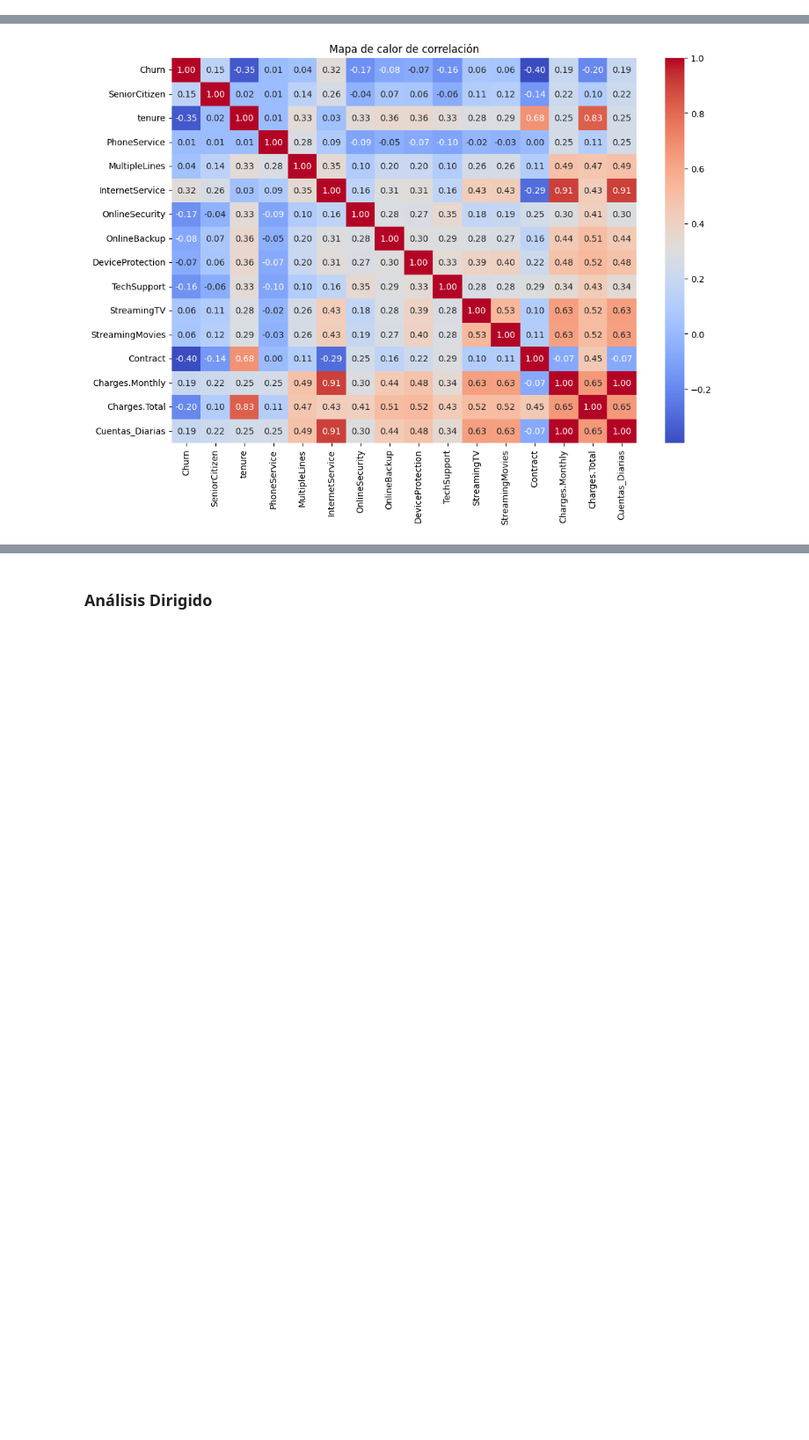
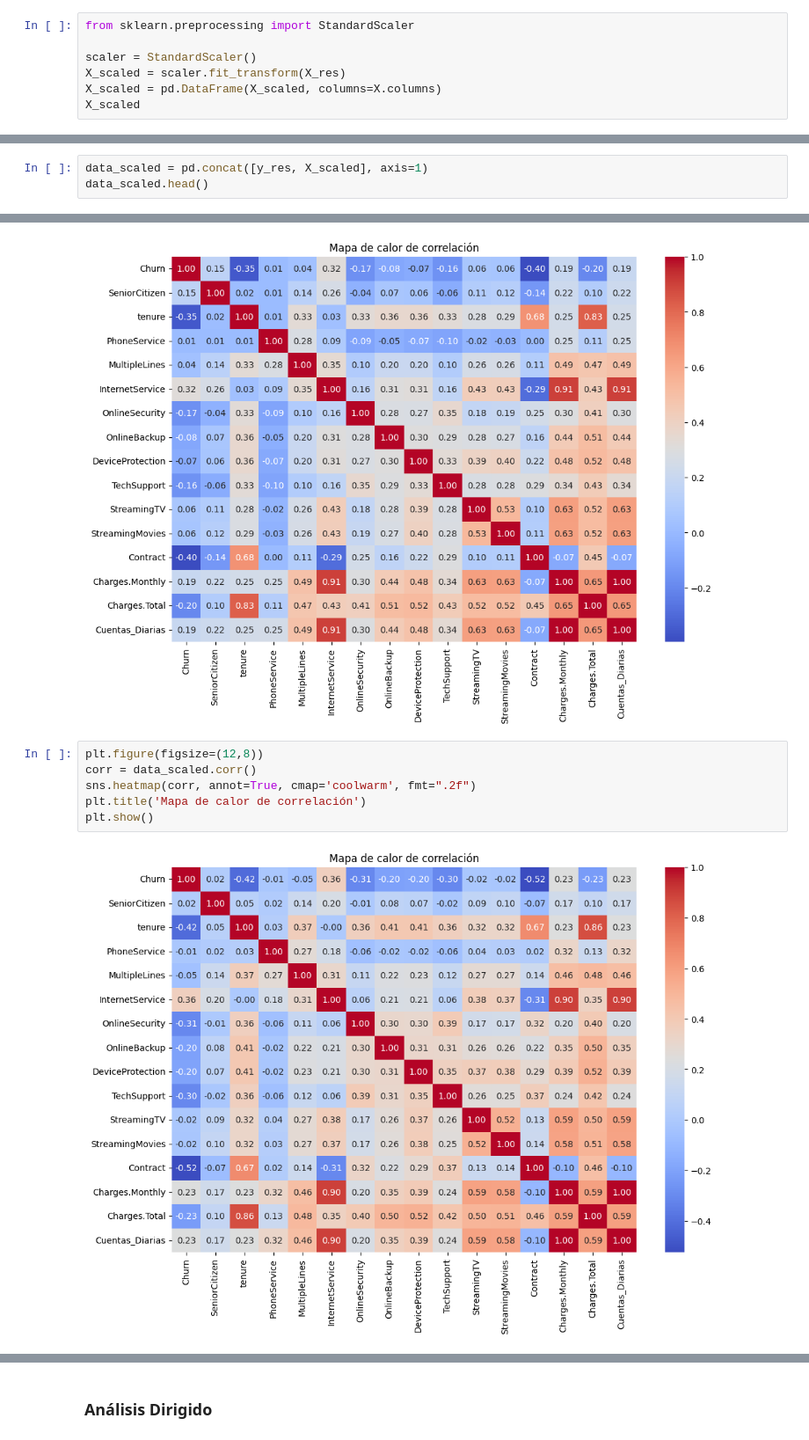
Before and after one commit to CesarAvalosGarcia1432/Challenge-telecomx-parte2, a Jupyter notebook: TelecomX_LATAM_parte2.ipynb, the cells around one changed output, grey strips where cells are left out. Shown at 88% size. Drawn from its saved outputs; the diff is of its cells as text; blank space fills up the shorter version.

```diff
--- a/TelecomX_LATAM_parte2.ipynb
+++ b/TelecomX_LATAM_parte2.ipynb
@@ -186,2 +204,9 @@ memory usage: 851.7 KB
 # %% [markdown]
 ### Normalización o Estandarización (si es necesario)
+# %%
+from sklearn.preprocessing import StandardScaler
+
+scaler = StandardScaler()
+X_scaled = scaler.fit_transform(X_res)
+X_scaled = pd.DataFrame(X_scaled, columns=X.columns)
+X_scaled
@@ -187,0 +227,3 @@ memory usage: 851.7 KB
+# %%
+data_scaled = pd.concat([y_res, X_scaled], axis=1)
+data_scaled.head()
@@ -197,3 +246,11 @@ plt.title('Mapa de calor de correlación')
 plt.show()
 # %% [output]
 [figure]
+# %%
+plt.figure(figsize=(12,8))
+corr = data_scaled.corr()
+sns.heatmap(corr, annot=True, cmap='coolwarm', fmt=".2f")
+plt.title('Mapa de calor de correlación')
+plt.show()
+# %% [output]
+[figure, added]
```
Also changed, not shown: parts of 18 cells of this notebook.
